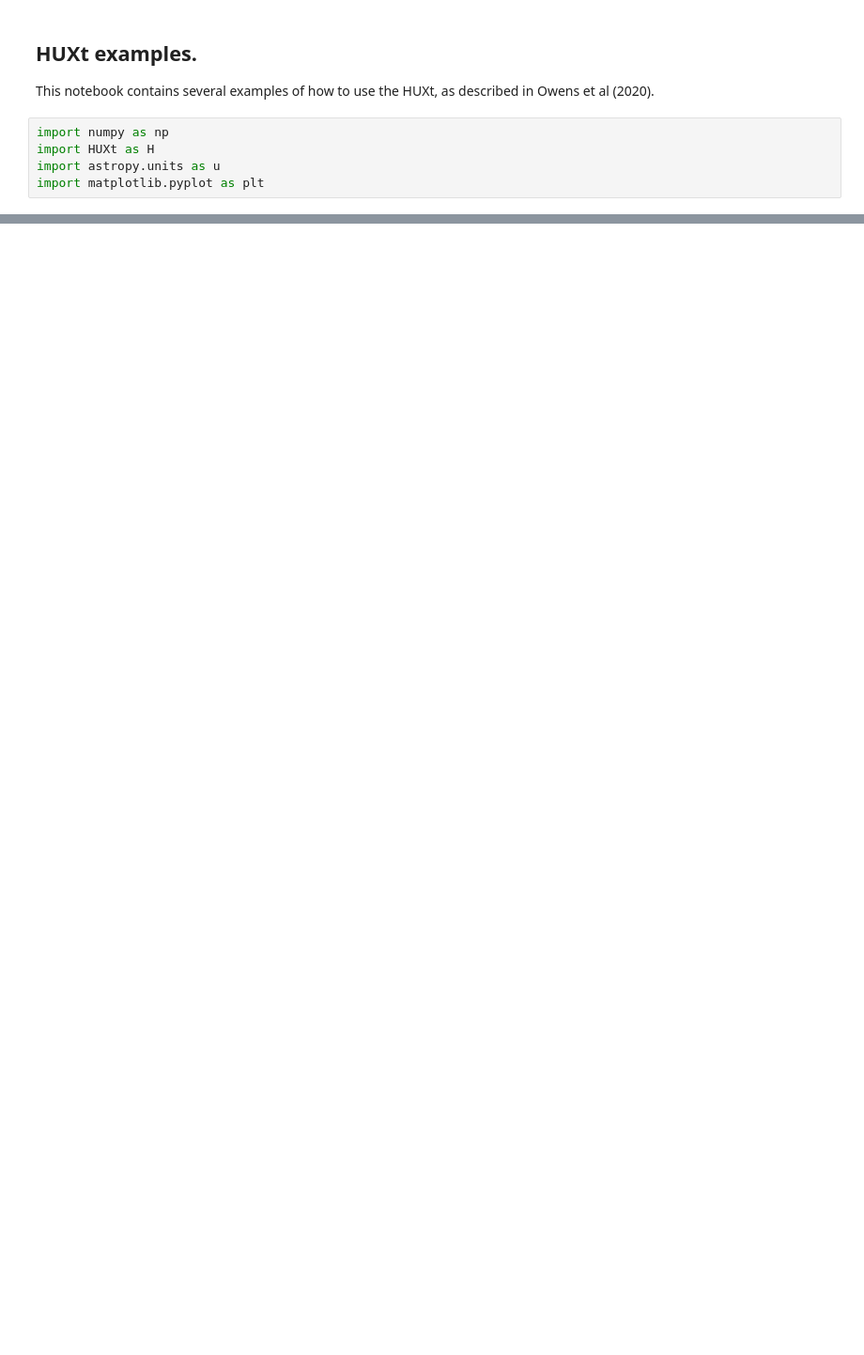
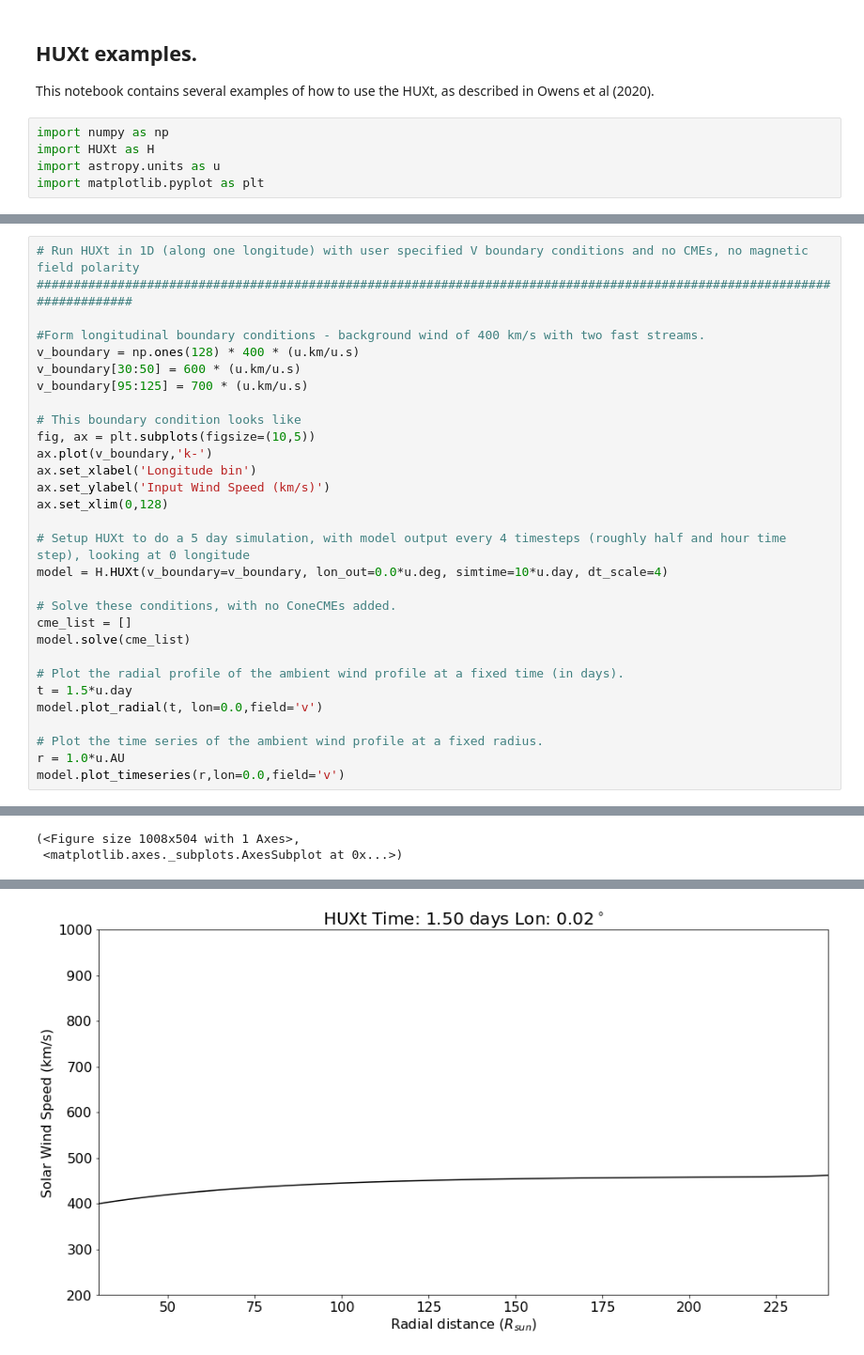
Before and after one commit to University-of-Reading-Space-Science/HUXt, a Jupyter notebook: code/HUXt_example.ipynb, the cells around one changed output, grey strips where cells are left out. Shown: that part at 94% size. Cells and saved outputs as stored; diff of their text form; blank space fills up the shorter version.

```diff
--- a/code/HUXt_example.ipynb
+++ b/code/HUXt_example.ipynb
@@ -49,0 +49,31 @@ No handles with labels found to put in legend.
+# %%
+# Run HUXt in 1D (along one longitude) with user specified V boundary conditions and no CMEs, no magnetic field polarity
+#########################################################################################################################
+
+#Form longitudinal boundary conditions - background wind of 400 km/s with two fast streams.
+v_boundary = np.ones(128) * 400 * (u.km/u.s)
+v_boundary[30:50] = 600 * (u.km/u.s)
+v_boundary[95:125] = 700 * (u.km/u.s)
+
+# This boundary condition looks like
+fig, ax = plt.subplots(figsize=(10,5))
+ax.plot(v_boundary,'k-')
+ax.set_xlabel('Longitude bin')
+ax.set_ylabel('Input Wind Speed (km/s)')
+ax.set_xlim(0,128)
+
+# Setup HUXt to do a 5 day simulation, with model output every 4 timesteps (roughly half and hour time step), looking at 0 longitude
+model = H.HUXt(v_boundary=v_boundary, lon_out=0.0*u.deg, simtime=10*u.day, dt_scale=4)
+
+# Solve these conditions, with no ConeCMEs added.
+cme_list = []
+model.solve(cme_list)
+
+# Plot the radial profile of the ambient wind profile at a fixed time (in days).
+t = 1.5*u.day
+model.plot_radial(t, lon=0.0,field='v')
+
+# Plot the time series of the ambient wind profile at a fixed radius.
+r = 1.0*u.AU
+model.plot_timeseries(r,lon=0.0,field='v')
+# %% [output]
@@ -49,0 +83,2 @@ No handles with labels found to put in legend.
+(<Figure size 1008x504 with 1 Axes>,
+ <matplotlib.axes._subplots.AxesSubplot at 0x...>)
@@ -49,0 +86 @@ No handles with labels found to put in legend.
+[figure, added]
```
Also changed, not shown: parts of 17 cells of this notebook, 2 other files.
